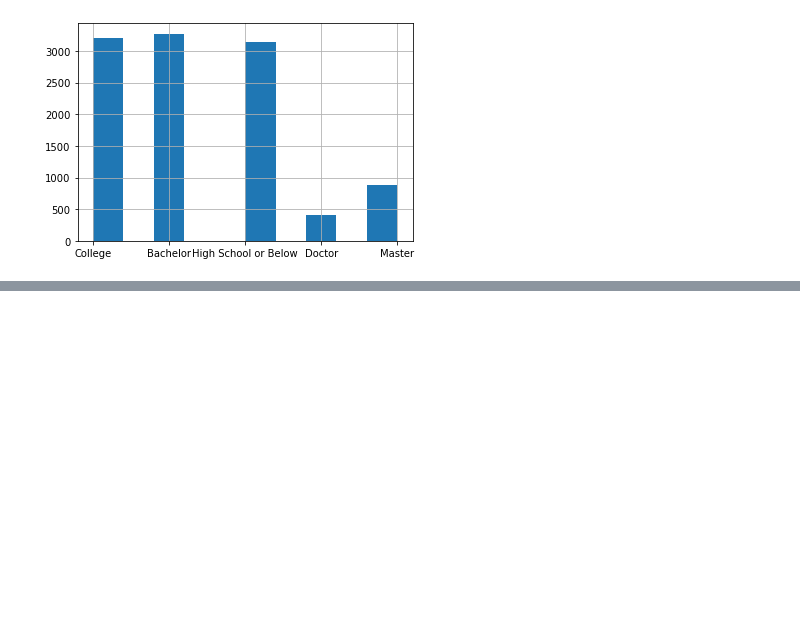
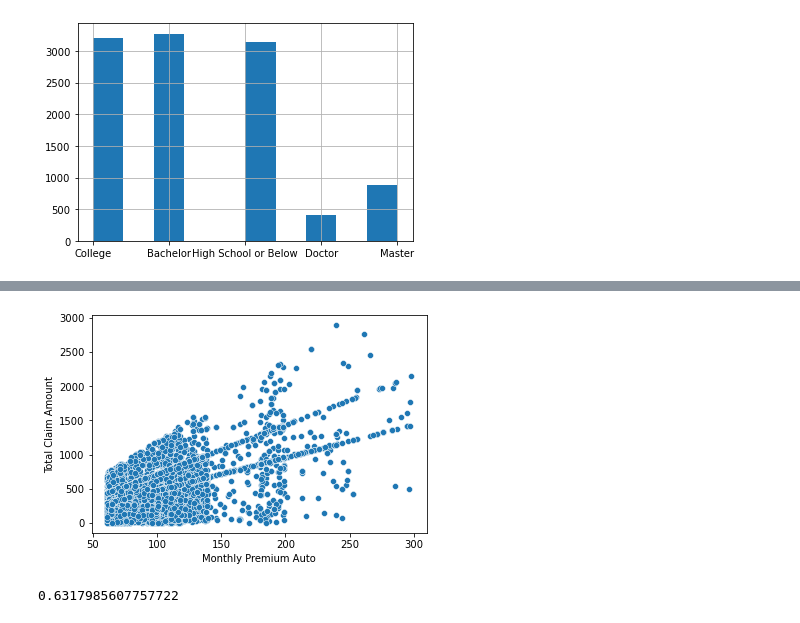
Before and after one commit to begumerdem/lab-customer-analysis-round-2, a Jupyter notebook: files_for_lab/csv_files/round2.ipynb, the cells around one changed output, grey strips where cells are left out. Saved outputs shown, nothing was run; the diff lists cells and outputs as text; code cells hidden in the pictures; blank space fills up the shorter version.

```diff
--- a/files_for_lab/csv_files/round2.ipynb
+++ b/files_for_lab/csv_files/round2.ipynb
@@ -486,0 +491,9 @@ plt.show()
+# %%
+sns.scatterplot(x='Monthly Premium Auto',y='Total Claim Amount',data=file1)
+plt.show()
+# %% [output]
+[figure, added]
+# %%
+file1['Total Claim Amount'].corr(file1['Monthly Premium Auto'])
+# %% [output]
+0.6317985607757722
```
Also changed, not shown: parts of 88 cells of this notebook.
